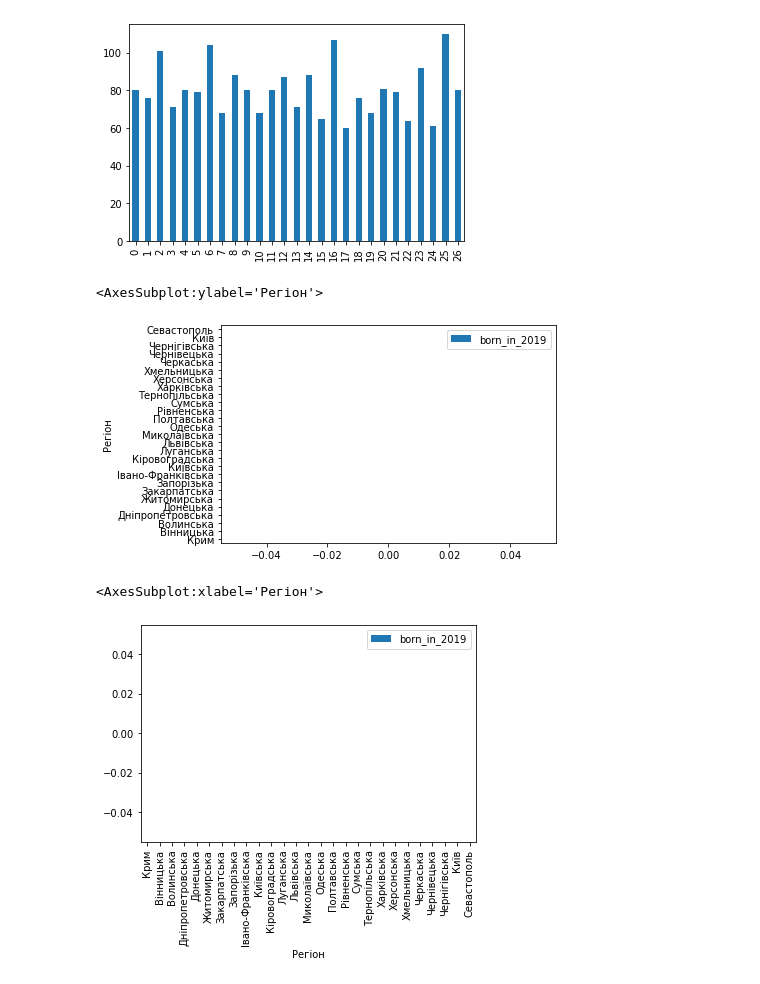
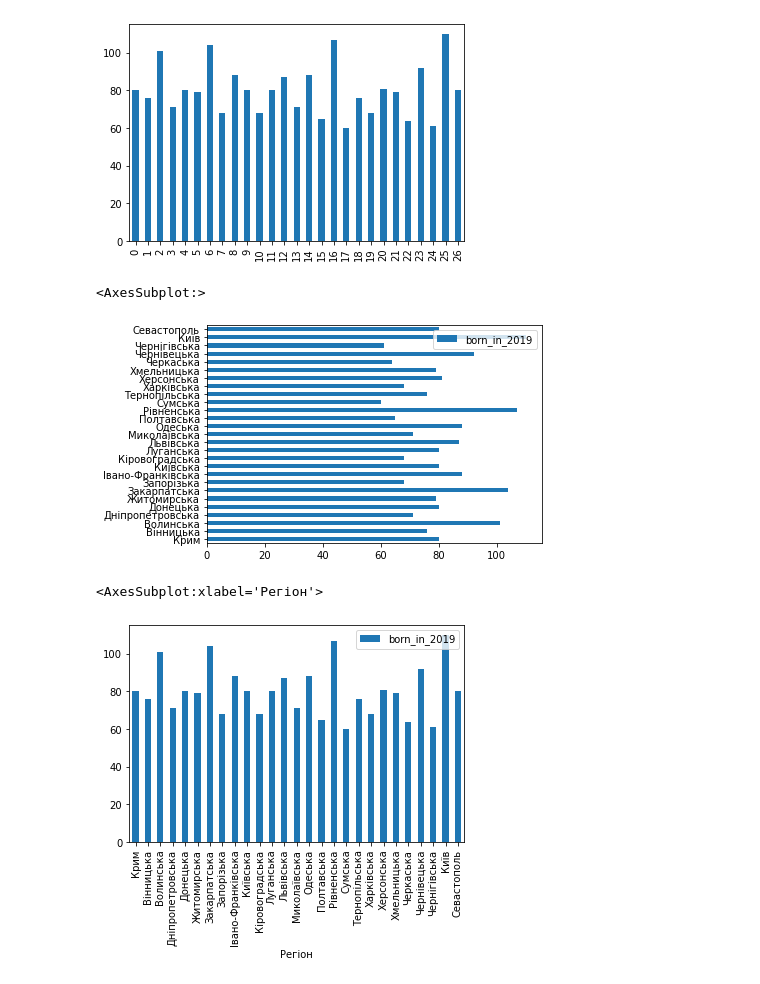
Before and after one commit to KuVadym/Data_Science_goit, a Jupyter notebook: hw2/Hw2.1.ipynb, the cells around one changed output. Drawn from its saved outputs; the diff is of its cells as text; code cells hidden in the pictures.

```diff
--- a/hw2/Hw2.1.ipynb
+++ b/hw2/Hw2.1.ipynb
@@ -152,20 +152,20 @@ new_born_table['2019'].plot.bar()
 <AxesSubplot:>
 [figure]
 # %%
-born_val_2019 = new_born_table['2019']
-index = new_born_table['Регіон']
+born_val_2019 = new_born_table['2019'].tolist()
+index = new_born_table['Регіон'].tolist()
 df = pd.DataFrame({'born_in_2019':born_val_2019}, index = index)
 ax = df.plot.barh()
 ax
 # %% [output]
-<AxesSubplot:ylabel='Регіон'>
+<AxesSubplot:>
-[figure, old version]
+[figure, new version]
 # %%
-born_val_2019 = new_born_table['2019']
+born_val_2019 = new_born_table['2019'].tolist()
 index = new_born_table['Регіон']
 df = pd.DataFrame({'born_in_2019':born_val_2019,}, index = index)
 ax = df.plot.bar()
 ax
 # %% [output]
 <AxesSubplot:xlabel='Регіон'>
-[figure, old version]
+[figure, new version]
```
Also changed, not shown: parts of 1 cell of this notebook.
